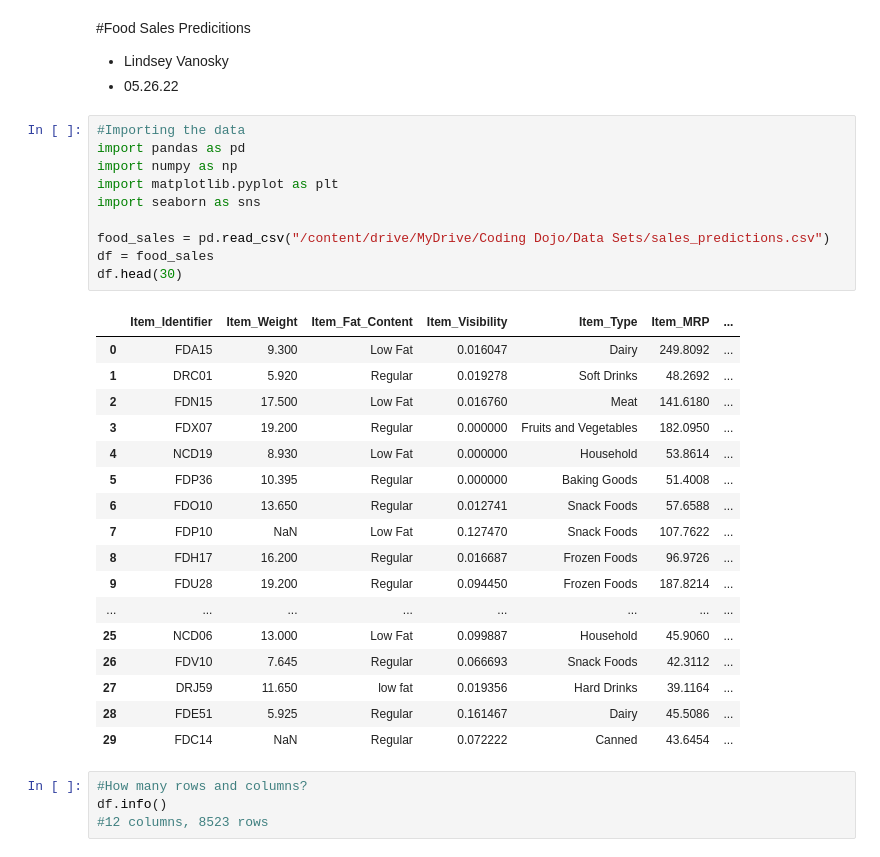
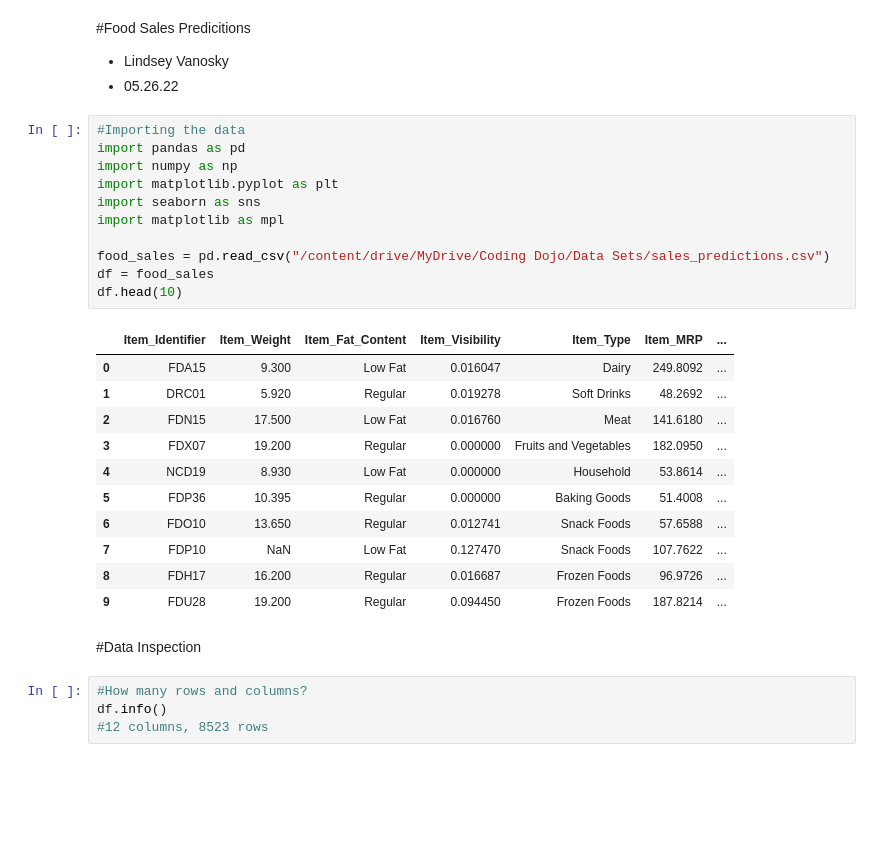
Before and after one commit to lindseyvanosky/Project-1-Predicting-Food-Sales, a Jupyter notebook: LV_Food_Sales_Predictions.ipynb, the cells around one changed output. Drawn from its saved outputs; the diff is of its cells as text; blank space fills up the shorter version.

```diff
--- a/LV_Food_Sales_Predictions.ipynb
+++ b/LV_Food_Sales_Predictions.ipynb
@@ -7,31 +7,28 @@
 # %%
 #Importing the data
 import pandas as pd
 import numpy as np
 import matplotlib.pyplot as plt
 import seaborn as sns
+import matplotlib as mpl
 
 food_sales = pd.read_csv("/content/drive/MyDrive/Coding Dojo/Data Sets/sales_predictions.csv")
 df = food_sales
-df.head(30)
+df.head(10)
 # %% [output]
 |  | Item_Identifier | Item_Weight | Item_Fat_Content | Item_Visibility | Item_Type | Item_MRP | ... |
 | 0 | FDA15 | 9.300 | Low Fat | 0.016047 | Dairy | 249.8092 | ... |
 | 1 | DRC01 | 5.920 | Regular | 0.019278 | Soft Drinks | 48.2692 | ... |
 | 2 | FDN15 | 17.500 | Low Fat | 0.016760 | Meat | 141.6180 | ... |
 | 3 | FDX07 | 19.200 | Regular | 0.000000 | Fruits and Vegetables | 182.0950 | ... |
 | 4 | NCD19 | 8.930 | Low Fat | 0.000000 | Household | 53.8614 | ... |
 | 5 | FDP36 | 10.395 | Regular | 0.000000 | Baking Goods | 51.4008 | ... |
 | 6 | FDO10 | 13.650 | Regular | 0.012741 | Snack Foods | 57.6588 | ... |
 | 7 | FDP10 | NaN | Low Fat | 0.127470 | Snack Foods | 107.7622 | ... |
 | 8 | FDH17 | 16.200 | Regular | 0.016687 | Frozen Foods | 96.9726 | ... |
 | 9 | FDU28 | 19.200 | Regular | 0.094450 | Frozen Foods | 187.8214 | ... |
-| ... | ... | ... | ... | ... | ... | ... | ... |
-| 25 | NCD06 | 13.000 | Low Fat | 0.099887 | Household | 45.9060 | ... |
-| 26 | FDV10 | 7.645 | Regular | 0.066693 | Snack Foods | 42.3112 | ... |
-| 27 | DRJ59 | 11.650 | low fat | 0.019356 | Hard Drinks | 39.1164 | ... |
-| 28 | FDE51 | 5.925 | Regular | 0.161467 | Dairy | 45.5086 | ... |
-| 29 | FDC14 | NaN | Regular | 0.072222 | Canned | 43.6454 | ... |
+# %% [markdown]
+#Data Inspection
 # %%
 #How many rows and columns?
 df.info()
```
Also changed, not shown: parts of 20 cells of this notebook.
